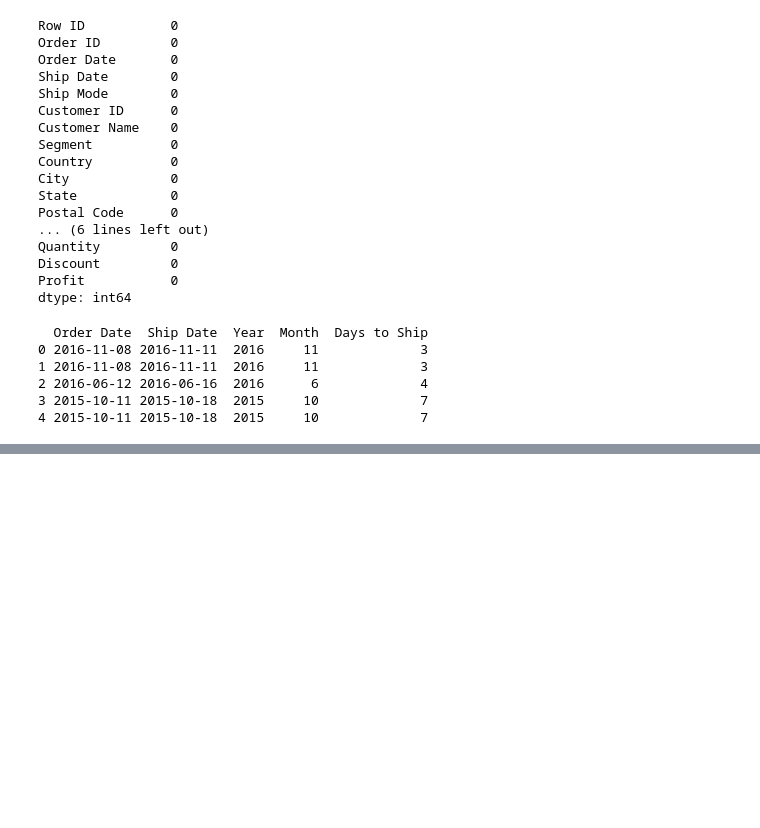
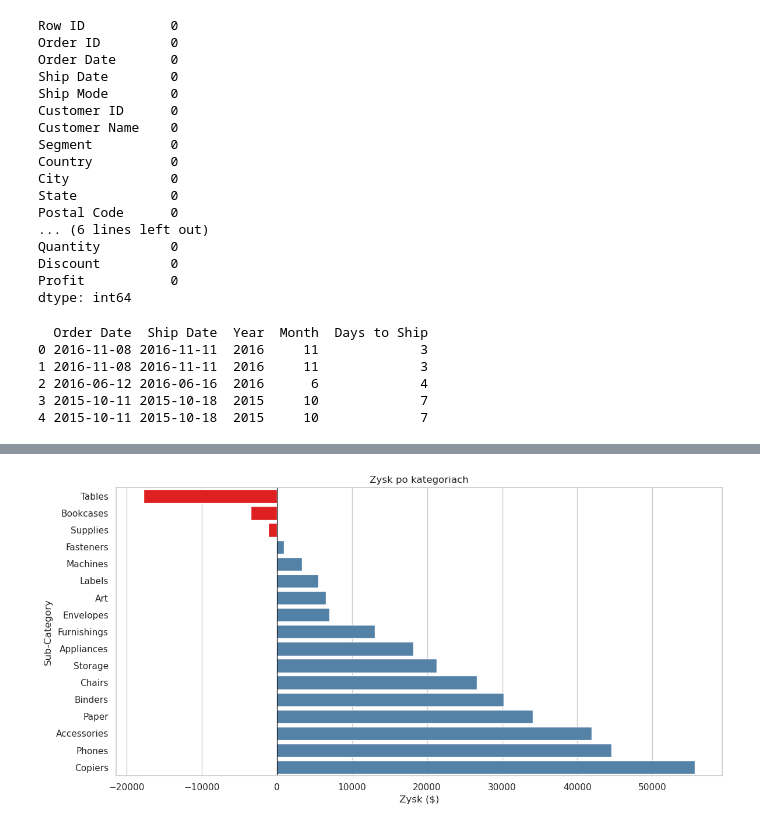
Before and after one commit to sverill/superstore-analysis, a Jupyter notebook: superstore_analysis.ipynb, the cells around one changed output, grey strips where cells are left out. Saved outputs shown, nothing was run; the diff lists cells and outputs as text; code cells hidden in the pictures; blank space fills up the shorter version.

```diff
--- a/superstore_analysis.ipynb
+++ b/superstore_analysis.ipynb
@@ -95,0 +135,15 @@ print(df[['Order Date', 'Ship Date', 'Year', 'Month', 'Days to Ship']].head())
+# %%
+#Zysk po podkategoriach
+subcategory_profit = df.groupby('Sub-Category')['Profit'].sum().reset_index()
+subcategory_profit = subcategory_profit.sort_values('Profit')
+
+plt.figure(figsize=(12, 6))
+colors = ['red' if x < 0 else 'steelblue' for x in subcategory_profit['Profit']]
+sns.barplot(data=subcategory_profit, x='Profit', y='Sub-Category', hue='Sub-Category', legend=False, palette=colors)
+plt.title('Zysk po kategoriach')
+plt.xlabel('Zysk ($)')
+plt.axvline(x=0, color='black', linewidth=0.8)
+plt.tight_layout()
+plt.show()
+# %% [output]
+[figure, added]
```
Also changed, not shown: parts of 3 cells of this notebook.
